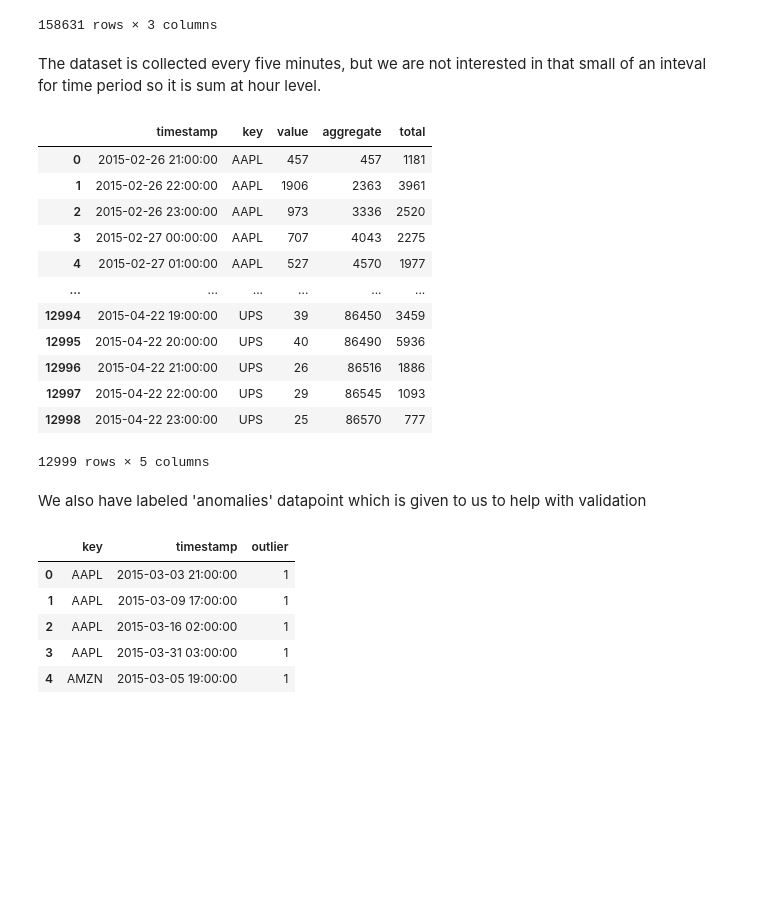
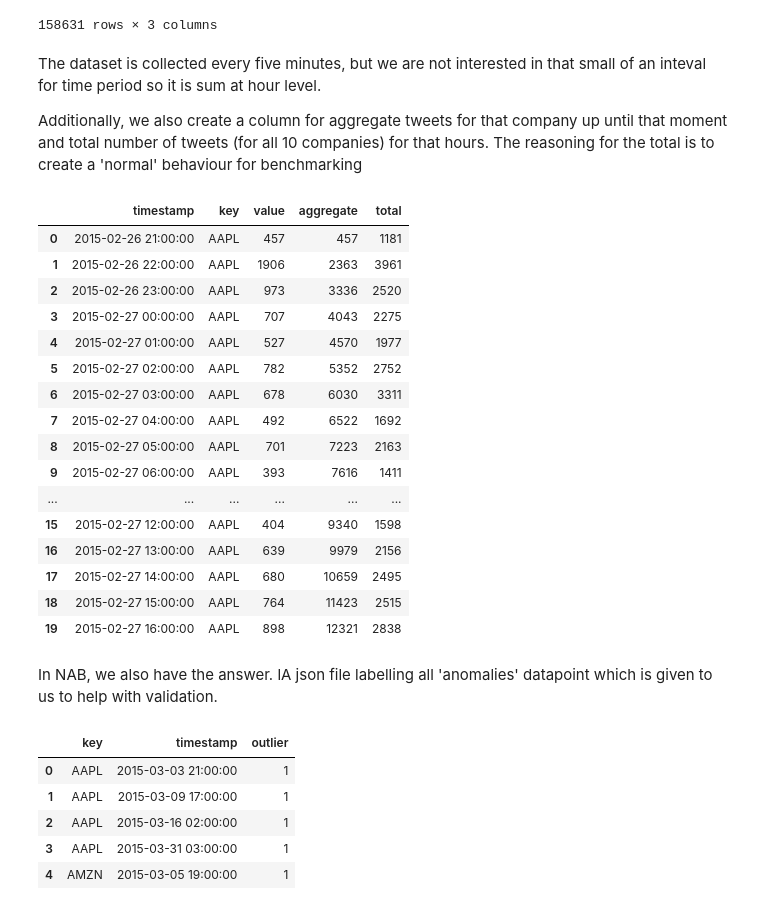
Before and after one commit to FreelancerFel/Anomalies_Detection, a Jupyter notebook: Anomalies_Detection.ipynb, the cells around one changed output. Saved outputs shown, nothing was run; the diff lists cells and outputs as text; code cells hidden in the pictures; blank space fills up the shorter version.

```diff
--- a/Anomalies_Detection.ipynb
+++ b/Anomalies_Detection.ipynb
@@ -91,6 +91,8 @@ df
 158631 rows × 3 columns
 # %% [markdown]
 The dataset is collected every five minutes, but we are not interested in that small of an inteval for time period so it is sum at hour level.
+
+Additionally, we also create a column for aggregate tweets for that company up until that moment and total number of tweets (for all 10 companies) for that hours. The reasoning for the total is to create a 'normal' behaviour for benchmarking
 # %%
 df['timestamp'] =  pd.to_datetime(df['timestamp'], format='%Y-%m-%d %H:%M:%S')
 df['timestamp'] = df['timestamp'].apply(lambda dt: datetime.datetime(dt.year, dt.month, dt.day, dt.hour,dt.minute//60))
@@ -105,24 +107,28 @@ df['aggregate'] = original
 df = df[df['value']!=0]
 df = df.merge(df_alt, on=['timestamp'], how='left')
 df.columns = ['timestamp','key','value','aggregate','total']
-# %%
-df
-# %% [output]
-|  | timestamp | key | value | aggregate | total |
-| 0 | 2015-02-26 21:00:00 | AAPL | 457 | 457 | 1181 |
-| 1 | 2015-02-26 22:00:00 | AAPL | 1906 | 2363 | 3961 |
-| 2 | 2015-02-26 23:00:00 | AAPL | 973 | 3336 | 2520 |
-| 3 | 2015-02-27 00:00:00 | AAPL | 707 | 4043 | 2275 |
-| 4 | 2015-02-27 01:00:00 | AAPL | 527 | 4570 | 1977 |
-| ... | ... | ... | ... | ... | ... |
-| 12994 | 2015-04-22 19:00:00 | UPS | 39 | 86450 | 3459 |
-| 12995 | 2015-04-22 20:00:00 | UPS | 40 | 86490 | 5936 |
-| 12996 | 2015-04-22 21:00:00 | UPS | 26 | 86516 | 1886 |
-| 12997 | 2015-04-22 22:00:00 | UPS | 29 | 86545 | 1093 |
-| 12998 | 2015-04-22 23:00:00 | UPS | 25 | 86570 | 777 |
-12999 rows × 5 columns
+# %%
+df.head(n=20)
+# %% [output]
+|  | timestamp | key | value | aggregate | total |
+| 0 | 2015-02-26 21:00:00 | AAPL | 457 | 457 | 1181 |
+| 1 | 2015-02-26 22:00:00 | AAPL | 1906 | 2363 | 3961 |
+| 2 | 2015-02-26 23:00:00 | AAPL | 973 | 3336 | 2520 |
+| 3 | 2015-02-27 00:00:00 | AAPL | 707 | 4043 | 2275 |
+| 4 | 2015-02-27 01:00:00 | AAPL | 527 | 4570 | 1977 |
+| 5 | 2015-02-27 02:00:00 | AAPL | 782 | 5352 | 2752 |
+| 6 | 2015-02-27 03:00:00 | AAPL | 678 | 6030 | 3311 |
+| 7 | 2015-02-27 04:00:00 | AAPL | 492 | 6522 | 1692 |
+| 8 | 2015-02-27 05:00:00 | AAPL | 701 | 7223 | 2163 |
+| 9 | 2015-02-27 06:00:00 | AAPL | 393 | 7616 | 1411 |
+| ... | ... | ... | ... | ... | ... |
+| 15 | 2015-02-27 12:00:00 | AAPL | 404 | 9340 | 1598 |
+| 16 | 2015-02-27 13:00:00 | AAPL | 639 | 9979 | 2156 |
+| 17 | 2015-02-27 14:00:00 | AAPL | 680 | 10659 | 2495 |
+| 18 | 2015-02-27 15:00:00 | AAPL | 764 | 11423 | 2515 |
+| 19 | 2015-02-27 16:00:00 | AAPL | 898 | 12321 | 2838 |
 # %% [markdown]
-We also have labeled 'anomalies' datapoint which is given to us to help with validation
+In NAB, we also have the answer. lA json file labelling all 'anomalies' datapoint which is given to us to help with validation.
 # %%
 ### Read Answer Data
 import json
```
Also changed, not shown: parts of 33 cells of this notebook.
